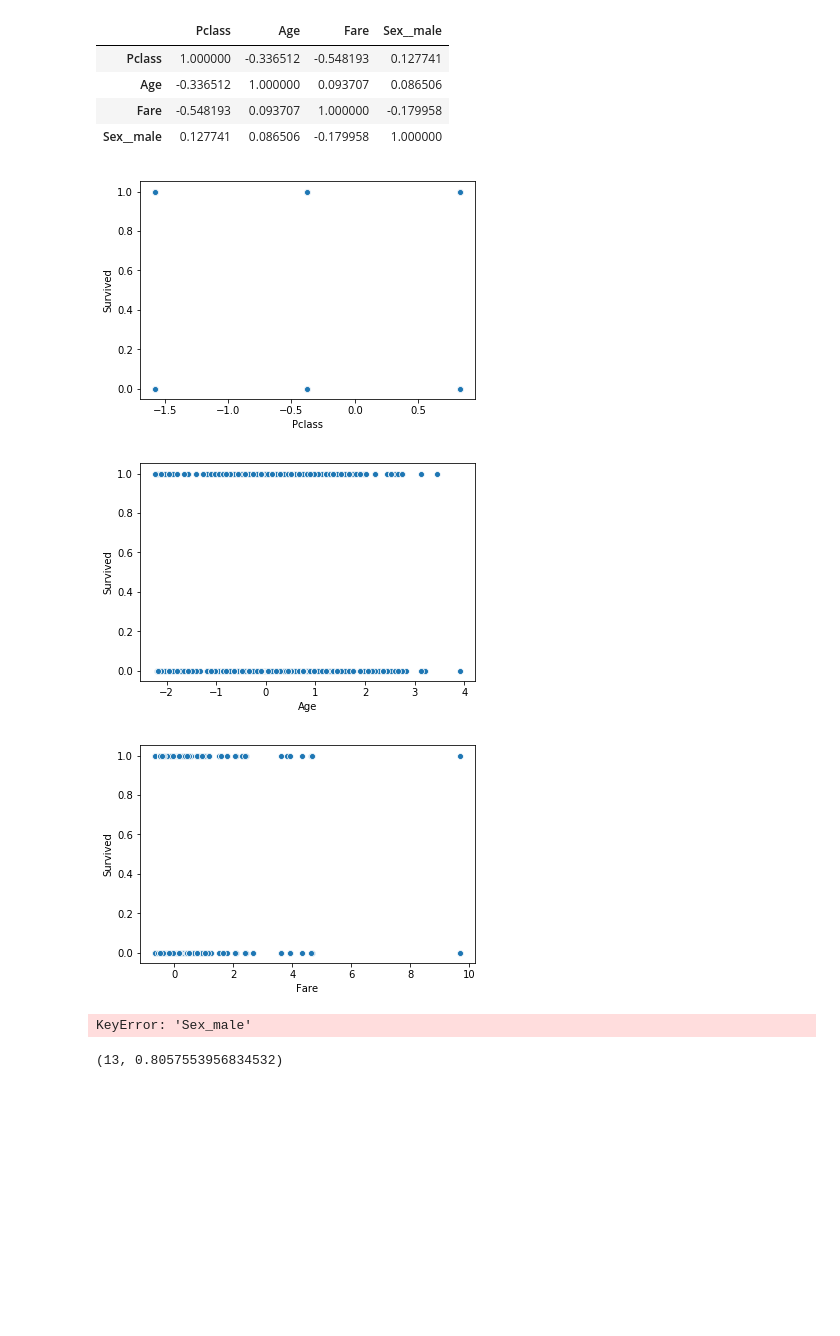
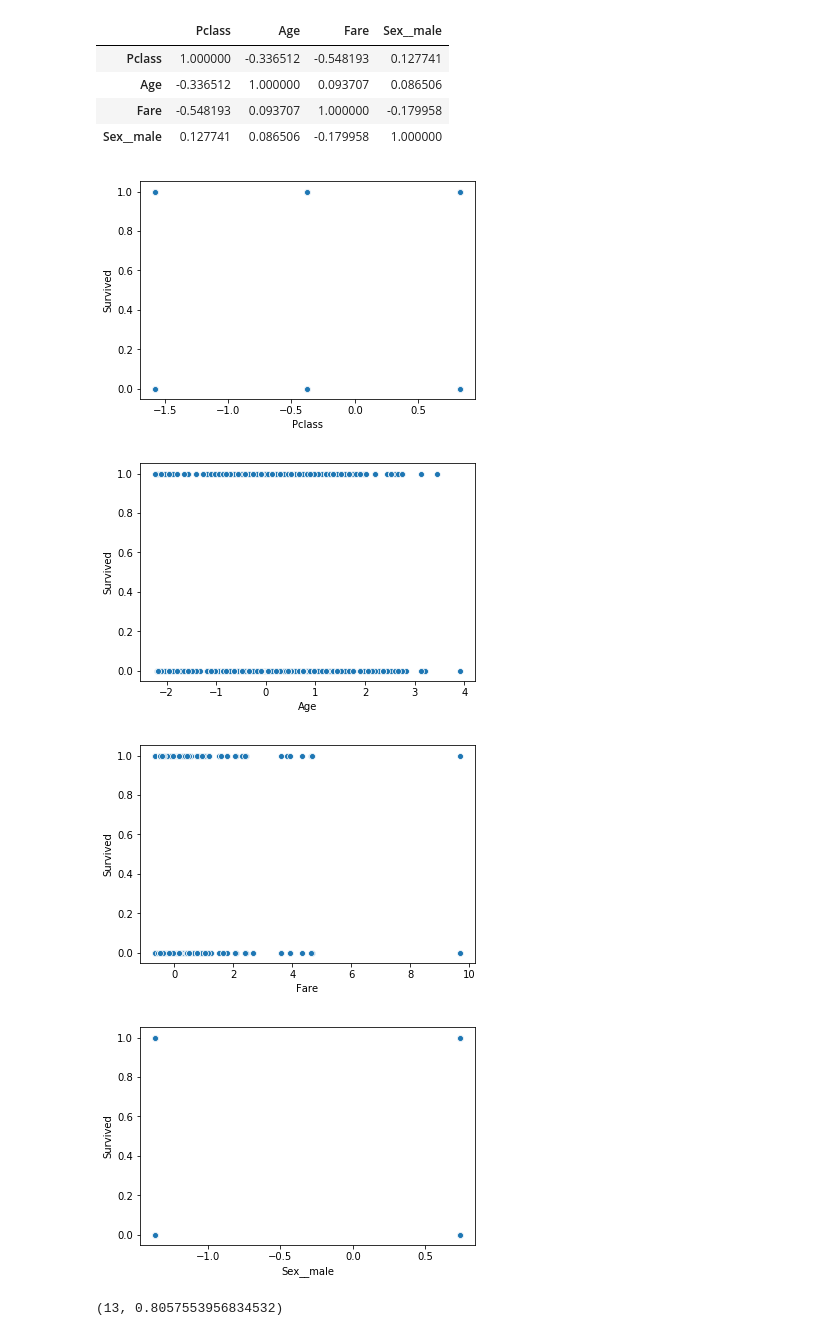
Before and after one commit to danjizquierdo/dsc-3-27-12-knn-with-sklearn-lab-nyc-ds-career-012819, a Jupyter notebook: index.ipynb, the cells around one changed output. Cells and saved outputs as stored; diff of their text form; code cells hidden in the pictures; blank space fills up the shorter version.

```diff
--- a/index.ipynb
+++ b/index.ipynb
@@ -273,17 +273,17 @@ no_siblings.corr()
 # %%
 sns.scatterplot(no_siblings['Pclass'],target)
 plt.show()
 sns.scatterplot(no_siblings['Age'],target)
 plt.show()
 sns.scatterplot(no_siblings['Fare'],target)
 plt.show()
-sns.scatterplot(no_siblings['Sex_male'],target)
+sns.scatterplot(no_siblings['Sex__male'],target)
 plt.show()
 # %% [output]
 [figure]
 [figure]
 [figure]
-KeyError: 'Sex_male'
+[figure, added]
 # %%
 X_train, X_test, y_train, y_test = train_test_split(no_siblings, target, test_size=0.20, random_state=42)
 find_best_k(X_train, X_test, y_train, y_test)
```
